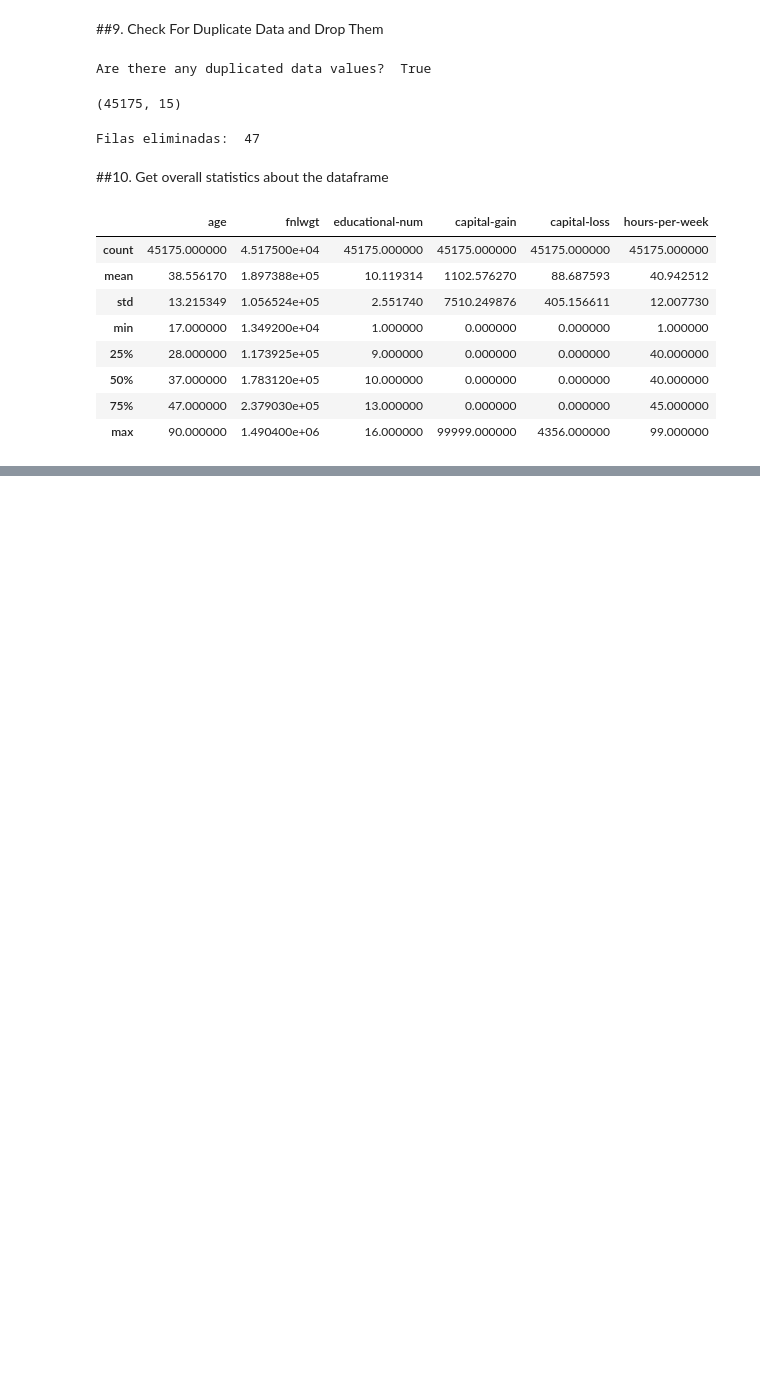
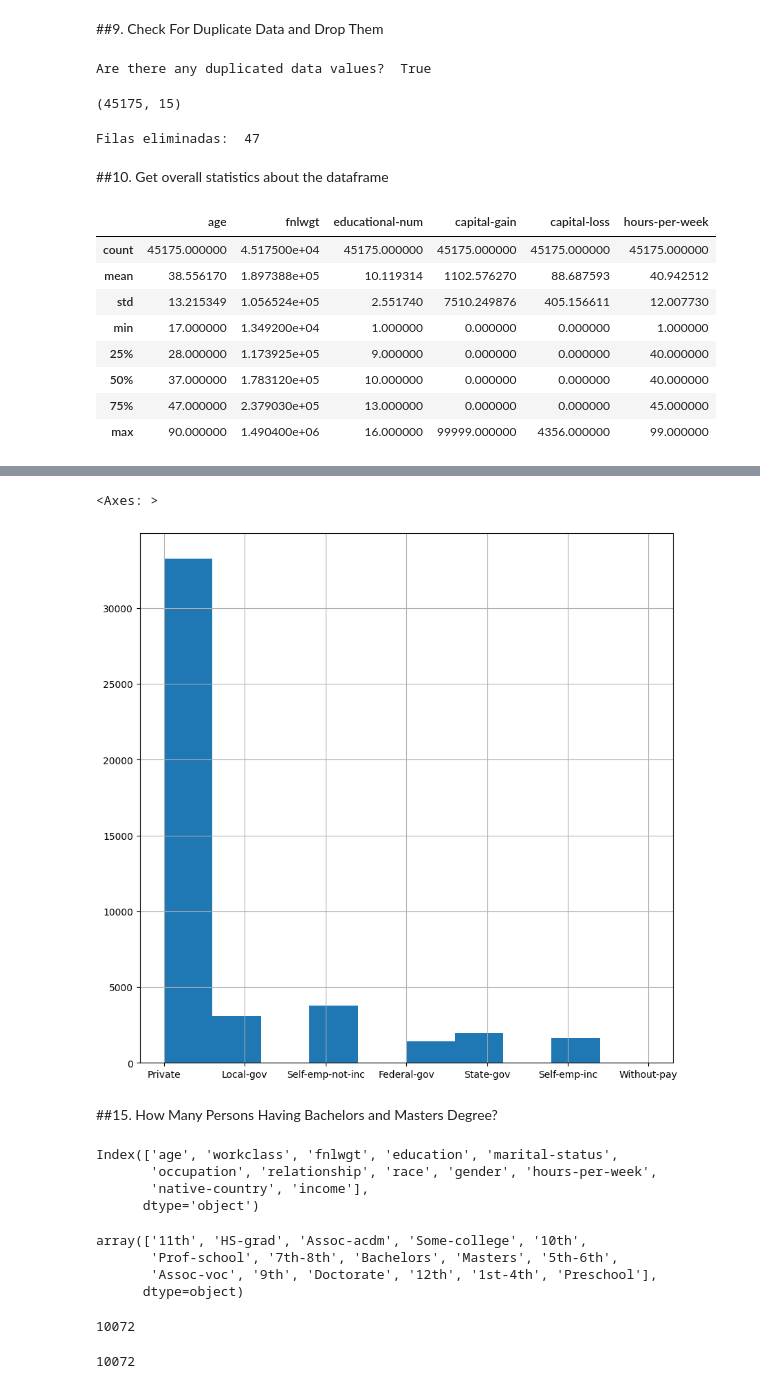
Before and after one commit to RafaGo89/Pandas_Activities, a Jupyter notebook: Casos de uso/Adult_income.ipynb, the cells around one changed output, grey strips where cells are left out. Drawn from its saved outputs; the diff is of its cells as text; code cells hidden in the pictures; blank space fills up the shorter version.

```diff
--- a/Casos de uso/Adult_income.ipynb
+++ b/Casos de uso/Adult_income.ipynb
@@ -287,0 +368,33 @@ data.describe()
+# %%
+data['workclass'].hist(figsize = (10,10))
+# %% [output]
+<Axes: >
+[figure, added]
+# %% [markdown]
+##15. How Many Persons Having Bachelors and Masters Degree?
+# %%
+data.columns
+# %% [output]
+Index(['age', 'workclass', 'fnlwgt', 'education', 'marital-status',
+       'occupation', 'relationship', 'race', 'gender', 'hours-per-week',
+       'native-country', 'income'],
+      dtype='object')
+# %%
+data['education'].unique()
+# %% [output]
+array(['11th', 'HS-grad', 'Assoc-acdm', 'Some-college', '10th',
+       'Prof-school', '7th-8th', 'Bachelors', 'Masters', '5th-6th',
+       'Assoc-voc', '9th', 'Doctorate', '12th', '1st-4th', 'Preschool'],
+      dtype=object)
+# %%
+sum(data['education'].isin(['Bachelors', 'Masters']))
+# %% [output]
+10072
+# %%
+#Otra manera de encontrarlo
+filter1 = data['education'] == 'Bachelors'
+filter2 = data['education'] == 'Masters'
+
+len(data[filter1 | filter2])
+# %% [output]
+10072
```
Also changed, not shown: parts of 15 cells of this notebook.
